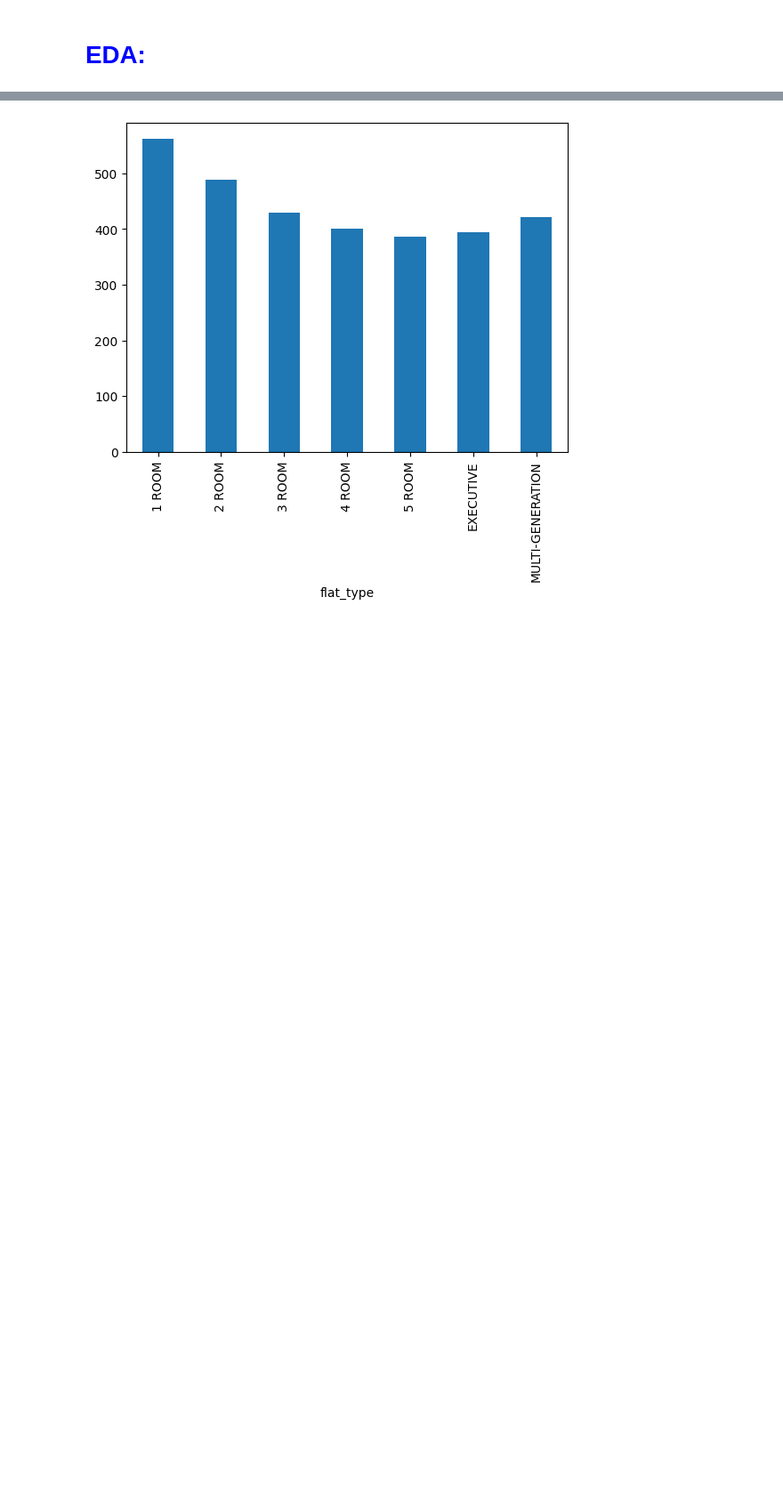
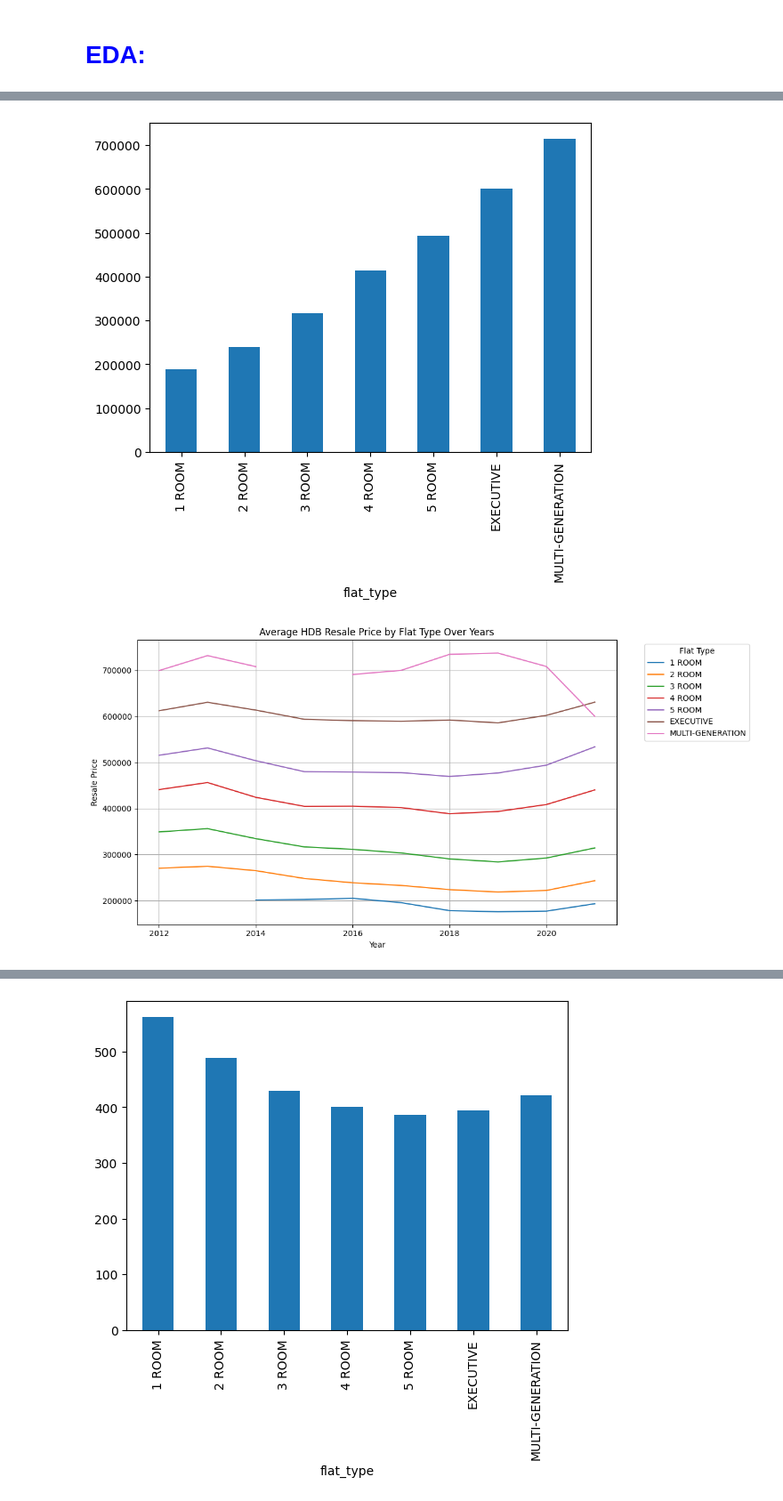
Before and after one commit to TheAnalystLeo/Groupdatasprint, a Jupyter notebook: datasprintgrp4.ipynb, the cells around one changed output, grey strips where cells are left out. Shown at 89% size. Saved outputs shown, nothing was run; the diff lists cells and outputs as text; code cells hidden in the pictures; blank space fills up the shorter version.

```diff
--- a/datasprintgrp4.ipynb
+++ b/datasprintgrp4.ipynb
@@ -248 +250,16 @@ hdb = hdb.drop(columns=['multistorey_carpark', 'precinct_pavilion'])
+# %%
+# Average Resale Prices by Flat Types over Time
+hdb.groupby('flat_type')['resale_price'].mean().plot(kind = 'bar')
+hdb.groupby(['Tranc_Year', 'flat_type'])['resale_price'].mean().unstack()
+hdb.groupby(['Tranc_Year', 'flat_type'])['resale_price'].mean().unstack().plot(figsize=(12, 6))
+plt.title('Average HDB Resale Price by Flat Type Over Years')
+plt.ylabel('Resale Price')
+plt.xlabel('Year')
+plt.legend(title='Flat Type', bbox_to_anchor=(1.05, 1), loc='upper left')
+plt.grid(True)
+plt.tight_layout()
+plt.show()
+# %% [output]
+[figure, added]
+[figure, added]
 # %% [markdown]
```
Also changed, not shown: parts of 12 cells of this notebook.
